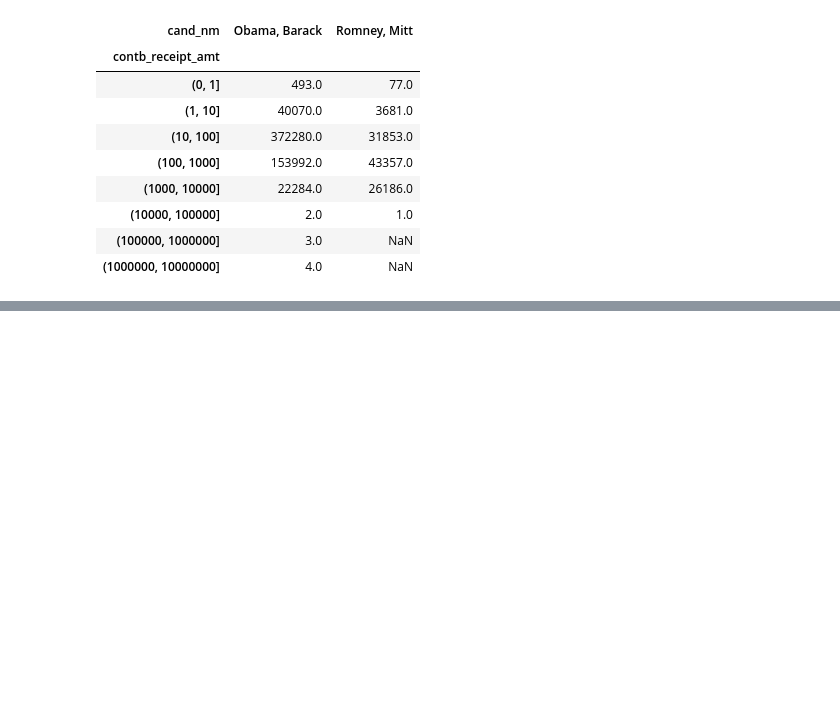
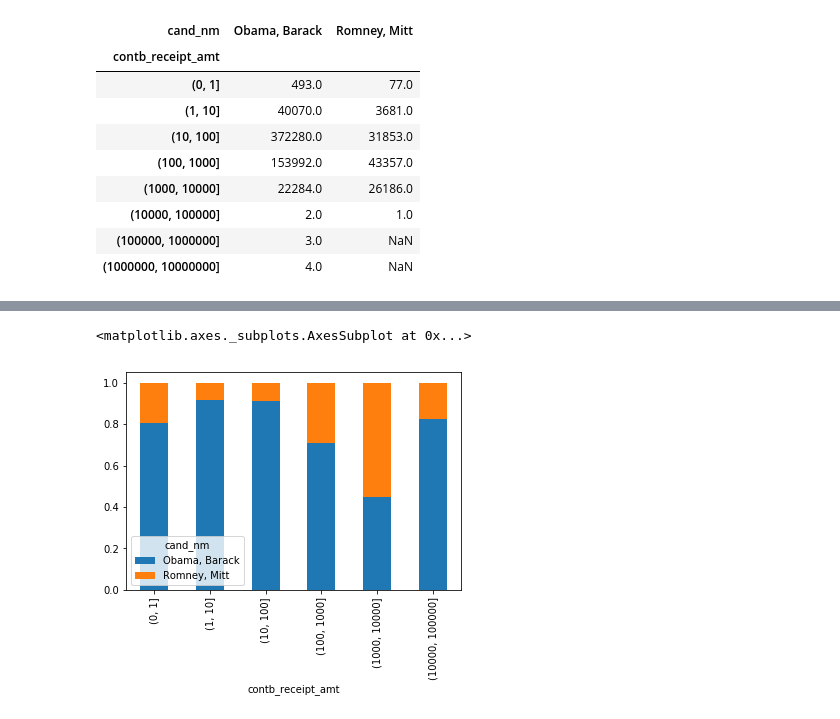
Before and after one commit to hhhhjjj/metro_ai, a Jupyter notebook: USA_sponsor.ipynb, the cells around one changed output, grey strips where cells are left out. Drawn from its saved outputs; the diff is of its cells as text; code cells hidden in the pictures; blank space fills up the shorter version.

```diff
--- a/USA_sponsor.ipynb
+++ b/USA_sponsor.ipynb
@@ -298,0 +320,4 @@ grouped_bins.size().unstack(0)
+# %%
+#算出每个区间两位候选人收到赞助总金额的占比
+normed_sums = bucket_sums.div(bucket_sums.sum(axis=1),axis=0)
+normed_sums
@@ -298,0 +335,6 @@ grouped_bins.size().unstack(0)
+# %%
+#使用柱状图，指定stacked=True进行堆叠，即可完成百分比堆积图
+normed_sums[:-2].plot(kind='bar',stacked=True)
+# %% [output]
+<matplotlib.axes._subplots.AxesSubplot at 0x...>
+[figure, added]
```
Also changed, not shown: parts of 8 cells of this notebook.
